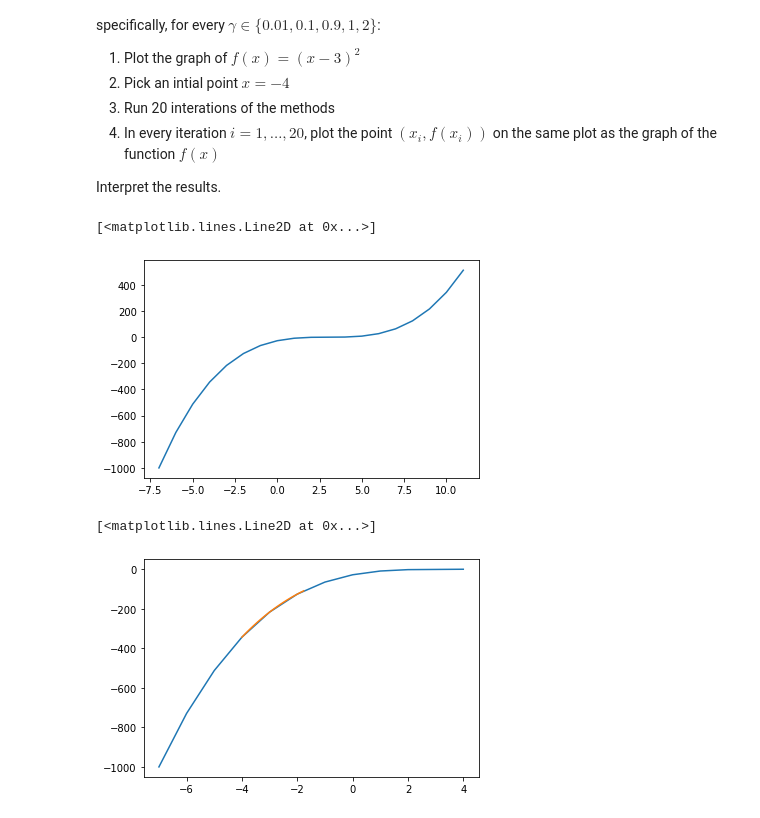
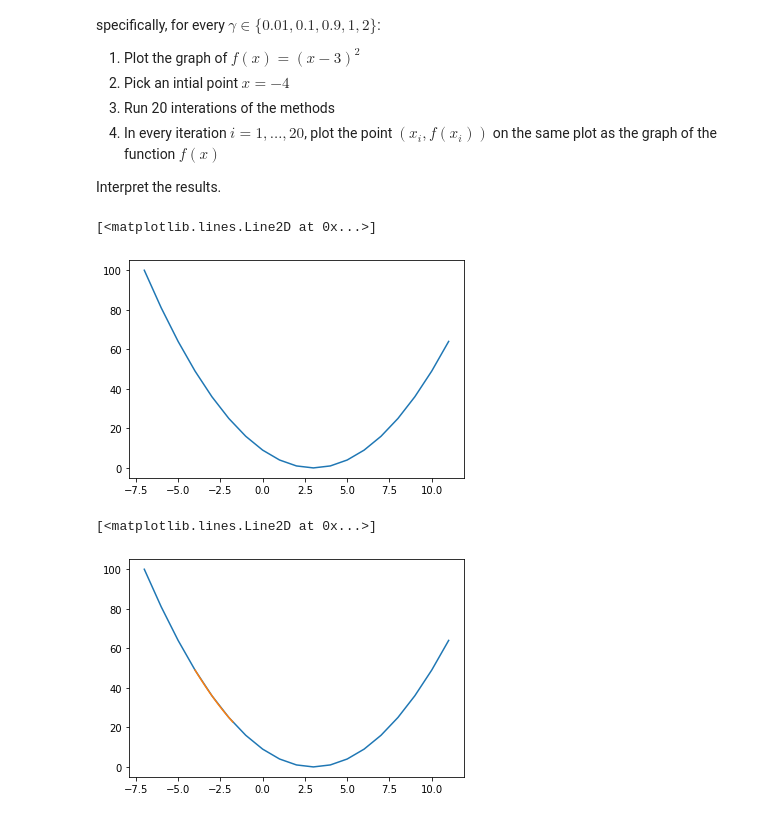
Before and after one commit to StephenTGibson/COMP527-colabNotebooks, a Jupyter notebook: Numpy,_Matplotlib,_and_Math_Preliminaries.ipynb, the cells around one changed output. Cells and saved outputs as stored; diff of their text form; code cells hidden in the pictures.

```diff
--- a/Numpy,_Matplotlib,_and_Math_Preliminaries.ipynb
+++ b/Numpy,_Matplotlib,_and_Math_Preliminaries.ipynb
@@ -178,10 +187,10 @@ import matplotlib.pyplot as plt
 # %%
 # 1
 Xrange = np.arange(-7,12,1)
-fx = (Xrange-3)**3
+fx = (Xrange-3)**2
 plt.plot(Xrange,fx)
 # %% [output]
 [<matplotlib.lines.Line2D at 0x...>]
-[figure, old version]
+[figure, new version]
 # %%
 def calc_fx(x):
@@ -200,12 +209,12 @@ for i in range(1, 20):
 
 fxArray = np.array(calc_fx(xArray))
 
-Xrange = np.arange(-7,5,1)
-fx = (Xrange-3)**3
+Xrange = np.arange(-7,12,1)
+fx = (Xrange-3)**2
 
 fig, ax = plt.subplots()
 ax.plot(Xrange,fx)
 ax.plot(xArray, fxArray)
 # %% [output]
 [<matplotlib.lines.Line2D at 0x...>]
-[figure, old version]
+[figure, new version]
```
Also changed, not shown: parts of 10 cells of this notebook.
